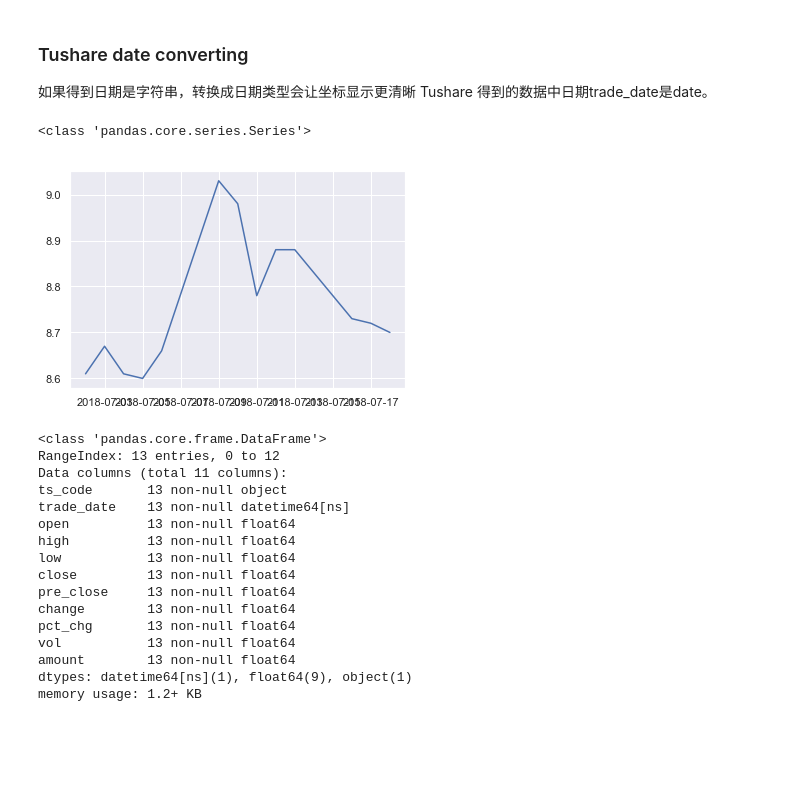
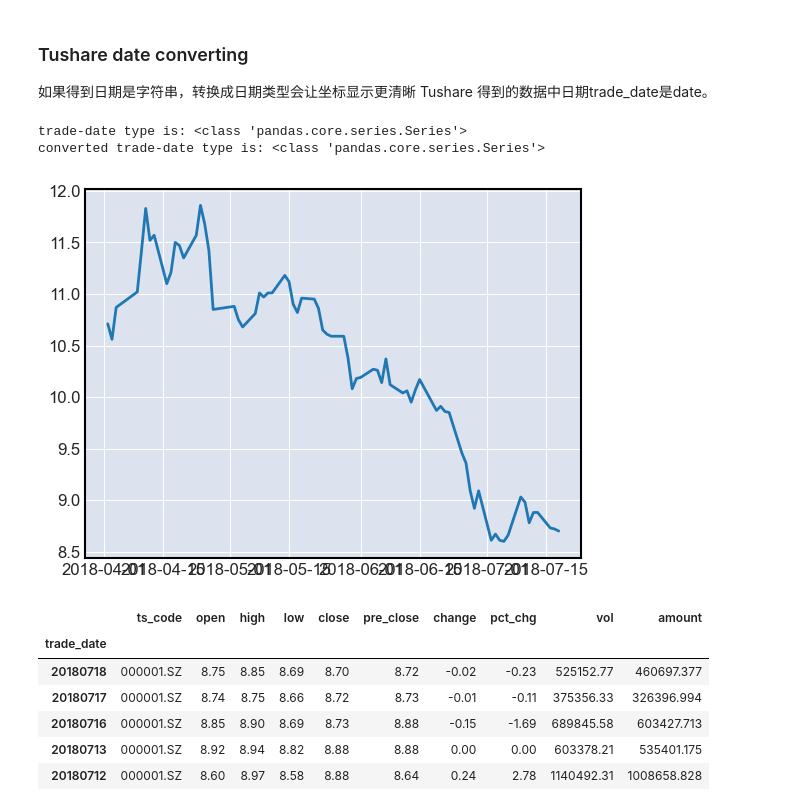
Before and after one commit to Chandlerxlnx/python, a Jupyter notebook: python_lab/Data_analysis_lab.ipynb, the cells around one changed output. Cells and saved outputs as stored; diff of their text form; code cells hidden in the pictures; blank space fills up the shorter version.

Commit message:
update mplfinance related, pandas related

```diff
--- a/python_lab/Data_analysis_lab.ipynb
+++ b/python_lab/Data_analysis_lab.ipynb
@@ -328,9 +325,12 @@ x2 = [1,2,3,4,5]
 y3 = [5,4,3,2,1]
 #plt.bar(x2,y3,color='cyan')
 # 设置图例
-plt.legend(loc='upper left')
+
+plt.legend(['line1','line2'],loc='upper left')
+
 # example of text 中文
-plt.rcParams['font.family']=['SimHei']#解决正常中文显示问题
+#plt.rcParams['font.family']=['SimHei']#解决正常中文显示问题
+plt.rcParams['font.sans-serif']=['SimHei']#解决正常中文显示问题 sans-serif
 plt.rcParams['axes.unicode_minus']=False #解决负号显示为方块的问题
 plt.title('plot 示例')
 plt.show()
@@ -369,35 +397,29 @@ Tushare 得到的数据中日期trade_date是date。
 # %%
 #
 from datetime import datetime
 
-df = pro.daily(ts_code='000001.SZ', start_date='20180701', end_date='20180718')
-print(type(df['trade_date']))
+df = pro.daily(ts_code='000001.SZ', start_date='20180401', end_date='20180718')
+print('trade-date type is:',type(df['trade_date']))
 df['trade_date']=df['trade_date'].apply(lambda x: datetime.strptime(x,'%Y%m%d'))
-
+#df.set_index('trade_date',inplace=True)
+print('converted trade-date type is:',type(df['trade_date']))
 plt.plot(df['trade_date'],df['close'])
 plt.show()
 # %% [output]
-<class 'pandas.core.series.Series'>
+trade-date type is: <class 'pandas.core.series.Series'>
+converted trade-date type is: <class 'pandas.core.series.Series'>
-[figure, old version]
+[figure, new version]
 # %%
-df.info()
+df.head()
+#df.info()
 # %% [output]
-<class 'pandas.core.frame.DataFrame'>
-RangeIndex: 13 entries, 0 to 12
-Data columns (total 11 columns):
-ts_code       13 non-null object
-trade_date    13 non-null datetime64[ns]
-open          13 non-null float64
-high          13 non-null float64
-low           13 non-null float64
-close         13 non-null float64
-pre_close     13 non-null float64
-change        13 non-null float64
-pct_chg       13 non-null float64
-vol           13 non-null float64
-amount        13 non-null float64
-dtypes: datetime64[ns](1), float64(9), object(1)
-memory usage: 1.2+ KB
+|  | ts_code | open | high | low | close | pre_close | change | pct_chg | vol | amount |
+| trade_date |  |  |  |  |  |  |  |  |  |  |
+| 20180718 | 000001.SZ | 8.75 | 8.85 | 8.69 | 8.70 | 8.72 | -0.02 | -0.23 | 525152.77 | 460697.377 |
+| 20180717 | 000001.SZ | 8.74 | 8.75 | 8.66 | 8.72 | 8.73 | -0.01 | -0.11 | 375356.33 | 326396.994 |
+| 20180716 | 000001.SZ | 8.85 | 8.90 | 8.69 | 8.73 | 8.88 | -0.15 | -1.69 | 689845.58 | 603427.713 |
+| 20180713 | 000001.SZ | 8.92 | 8.94 | 8.82 | 8.88 | 8.88 | 0.00 | 0.00 | 603378.21 | 535401.175 |
+| 20180712 | 000001.SZ | 8.60 | 8.97 | 8.58 | 8.88 | 8.64 | 0.24 | 2.78 | 1140492.31 | 1008658.828 |
 # %%
 #example tushare and matplotlib，k-line
 
```
Also changed, not shown: parts of 17 cells of this notebook.
